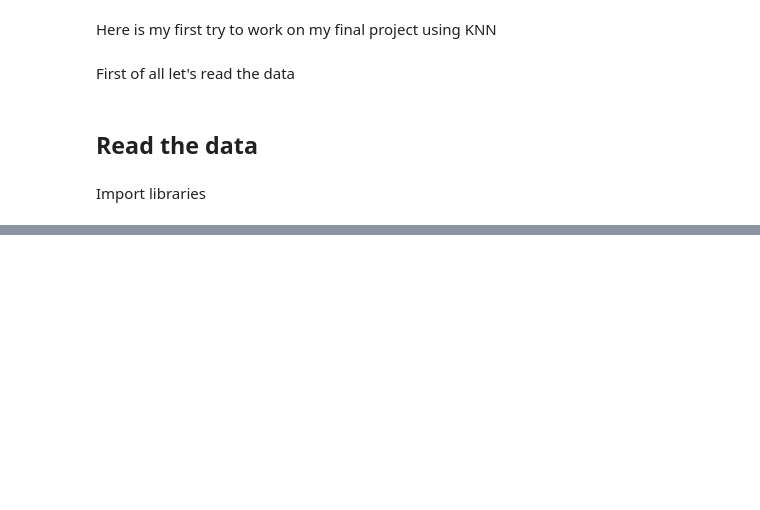
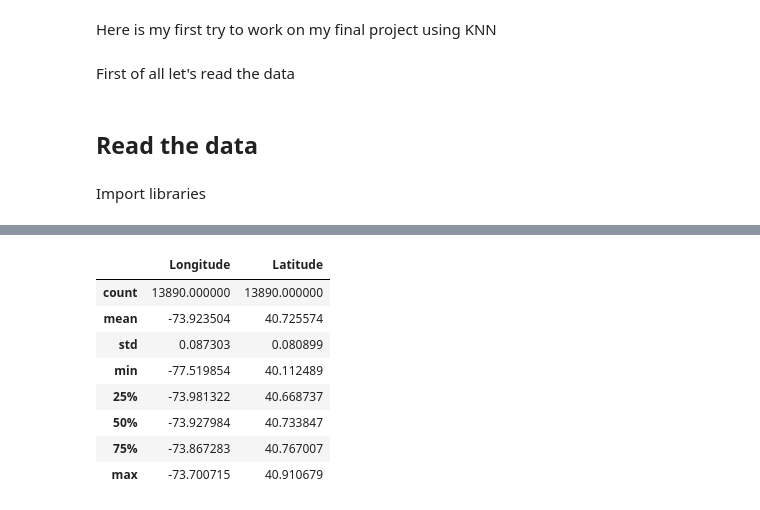
Before and after one commit to waheeb123/Covid_test, a Jupyter notebook: work_on_final_project.ipynb, the cells around one changed output, grey strips where cells are left out. Saved outputs shown, nothing was run; the diff lists cells and outputs as text; code cells hidden in the pictures; blank space fills up the shorter version.

```diff
--- a/work_on_final_project.ipynb
+++ b/work_on_final_project.ipynb
@@ -21,0 +58,12 @@ df = pd.read_csv("https://raw.githubusercontent.com/waheeb123/Datasets/main/Cons
+# %%
+df.describe()
+# %% [output]
+|  | Longitude | Latitude |
+| count | 13890.000000 | 13890.000000 |
+| mean | -73.923504 | 40.725574 |
+| std | 0.087303 | 0.080899 |
+| min | -77.519854 | 40.112489 |
+| 25% | -73.981322 | 40.668737 |
+| 50% | -73.927984 | 40.733847 |
+| 75% | -73.867283 | 40.767007 |
+| max | -73.700715 | 40.910679 |
```
Also changed, not shown: parts of 16 cells of this notebook.
